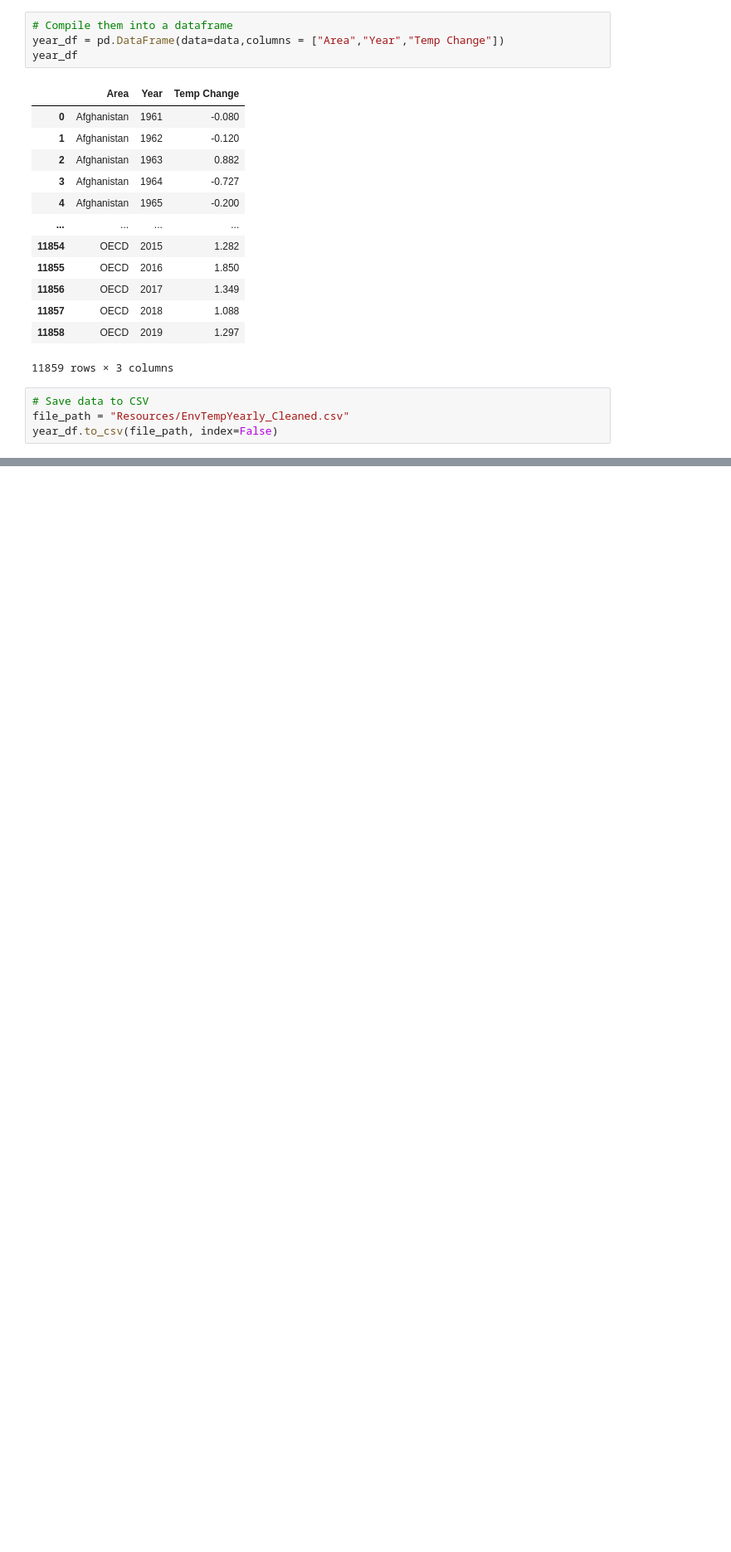
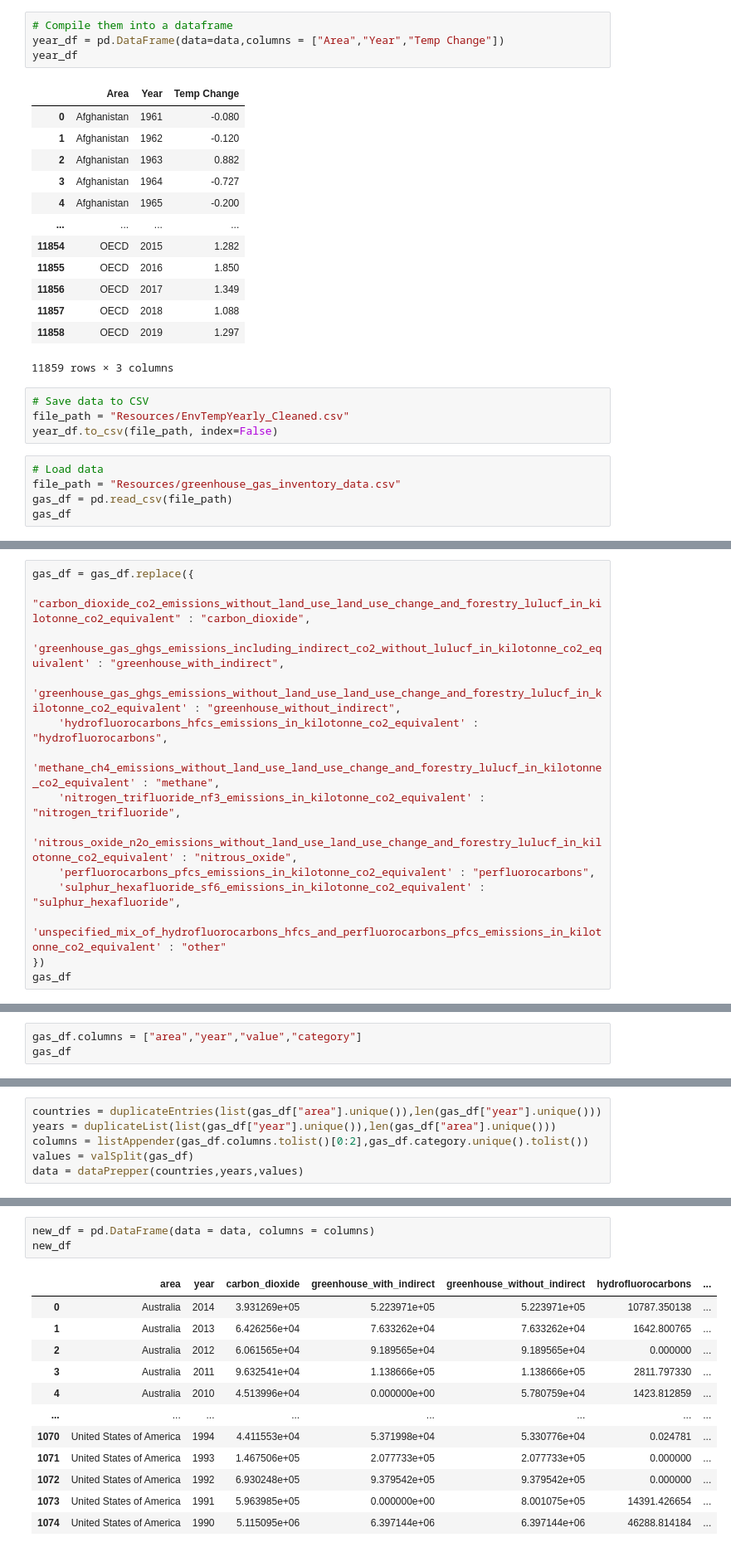
Before and after one commit to SirNancyTheNegative/project-one, a Jupyter notebook: df_Unpack.ipynb, the cells around one changed output, grey strips where cells are left out. Shown at 83% size. Drawn from its saved outputs; the diff is of its cells as text; blank space fills up the shorter version.

Commit message:
df_Unpack works w/ greenhouse data; preliminary model

```diff
--- a/df_Unpack.ipynb
+++ b/df_Unpack.ipynb
@@ -151,3 +193,8 @@ year_df
 # Save data to CSV
 file_path = "Resources/EnvTempYearly_Cleaned.csv"
 year_df.to_csv(file_path, index=False)
+# %%
+# Load data
+file_path = "Resources/greenhouse_gas_inventory_data.csv"
+gas_df = pd.read_csv(file_path)
+gas_df
@@ -153,0 +215,14 @@ year_df.to_csv(file_path, index=False)
+# %%
+gas_df = gas_df.replace({
+    "carbon_dioxide_co2_emissions_without_land_use_land_use_change_and_forestry_lulucf_in_kilotonne_co2_equivalent" : "carbon_dioxide",
+    'greenhouse_gas_ghgs_emissions_including_indirect_co2_without_lulucf_in_kilotonne_co2_equivalent' : "greenhouse_with_indirect",
+    'greenhouse_gas_ghgs_emissions_without_land_use_land_use_change_and_forestry_lulucf_in_kilotonne_co2_equivalent' : "greenhouse_without_indirect",
+    'hydrofluorocarbons_hfcs_emissions_in_kilotonne_co2_equivalent' : "hydrofluorocarbons",
+    'methane_ch4_emissions_without_land_use_land_use_change_and_forestry_lulucf_in_kilotonne_co2_equivalent' : "methane",
+    'nitrogen_trifluoride_nf3_emissions_in_kilotonne_co2_equivalent' : "nitrogen_trifluoride",
+    'nitrous_oxide_n2o_emissions_without_land_use_land_use_change_and_forestry_lulucf_in_kilotonne_co2_equivalent' : "nitrous_oxide",
+    'perfluorocarbons_pfcs_emissions_in_kilotonne_co2_equivalent' : "perfluorocarbons",
+    'sulphur_hexafluoride_sf6_emissions_in_kilotonne_co2_equivalent' : "sulphur_hexafluoride",
+    'unspecified_mix_of_hydrofluorocarbons_hfcs_and_perfluorocarbons_pfcs_emissions_in_kilotonne_co2_equivalent' : "other"
+})
+gas_df
@@ -153,0 +243,3 @@ year_df.to_csv(file_path, index=False)
+# %%
+gas_df.columns = ["area","year","value","category"]
+gas_df
@@ -153,0 +260,6 @@ year_df.to_csv(file_path, index=False)
+# %%
+countries = duplicateEntries(list(gas_df["area"].unique()),len(gas_df["year"].unique()))
+years = duplicateList(list(gas_df["year"].unique()),len(gas_df["area"].unique()))
+columns = listAppender(gas_df.columns.tolist()[0:2],gas_df.category.unique().tolist())
+values = valSplit(gas_df)
+data = dataPrepper(countries,years,values)
@@ -153,0 +288,16 @@ year_df.to_csv(file_path, index=False)
+# %%
+new_df = pd.DataFrame(data = data, columns = columns)
+new_df
+# %% [output]
+|  | area | year | carbon_dioxide | greenhouse_with_indirect | greenhouse_without_indirect | hydrofluorocarbons | ... |
+| 0 | Australia | 2014 | 3.931269e+05 | 5.223971e+05 | 5.223971e+05 | 10787.350138 | ... |
+| 1 | Australia | 2013 | 6.426256e+04 | 7.633262e+04 | 7.633262e+04 | 1642.800765 | ... |
+| 2 | Australia | 2012 | 6.061565e+04 | 9.189565e+04 | 9.189565e+04 | 0.000000 | ... |
+| 3 | Australia | 2011 | 9.632541e+04 | 1.138666e+05 | 1.138666e+05 | 2811.797330 | ... |
+| 4 | Australia | 2010 | 4.513996e+04 | 0.000000e+00 | 5.780759e+04 | 1423.812859 | ... |
+| ... | ... | ... | ... | ... | ... | ... | ... |
+| 1070 | United States of America | 1994 | 4.411553e+04 | 5.371998e+04 | 5.330776e+04 | 0.024781 | ... |
+| 1071 | United States of America | 1993 | 1.467506e+05 | 2.077733e+05 | 2.077733e+05 | 0.000000 | ... |
+| 1072 | United States of America | 1992 | 6.930248e+05 | 9.379542e+05 | 9.379542e+05 | 0.000000 | ... |
+| 1073 | United States of America | 1991 | 5.963985e+05 | 0.000000e+00 | 8.001075e+05 | 14391.426654 | ... |
+| 1074 | United States of America | 1990 | 5.115095e+06 | 6.397144e+06 | 6.397144e+06 | 46288.814184 | ... |
```
Also changed, not shown: parts of 8 cells of this notebook, 1 other file.
